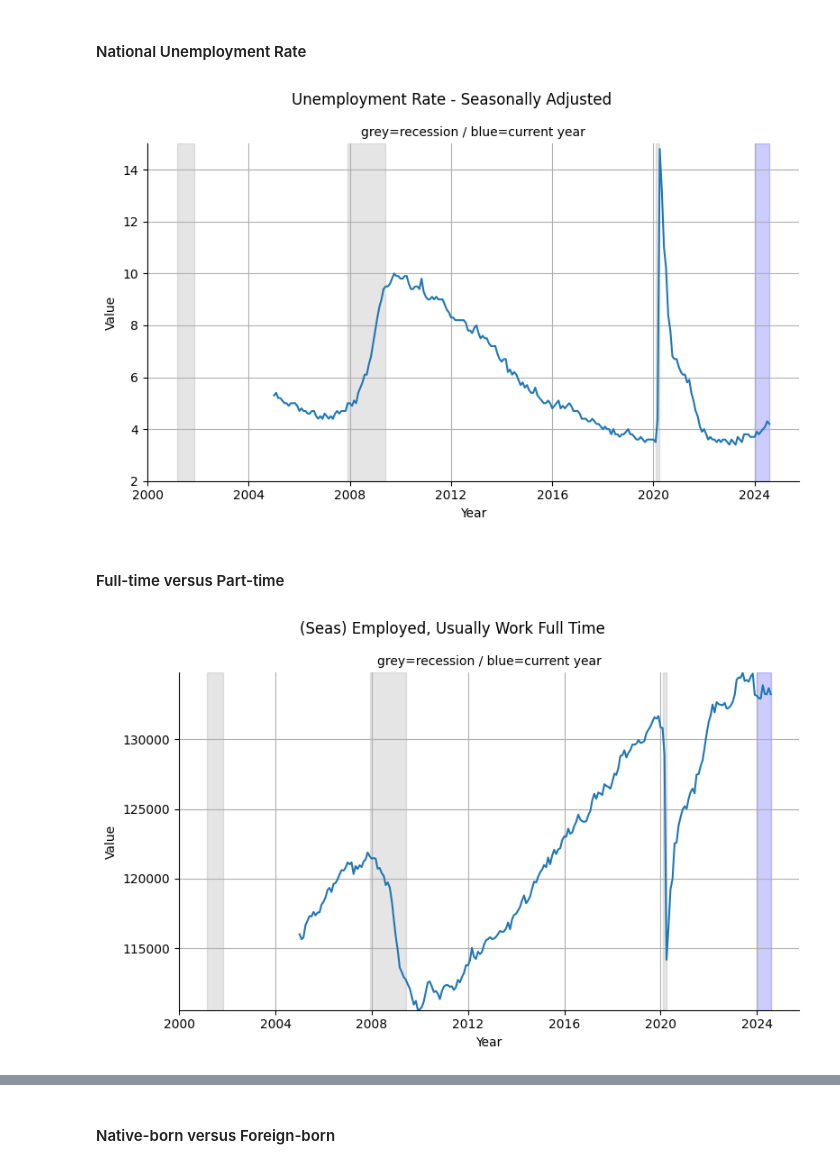
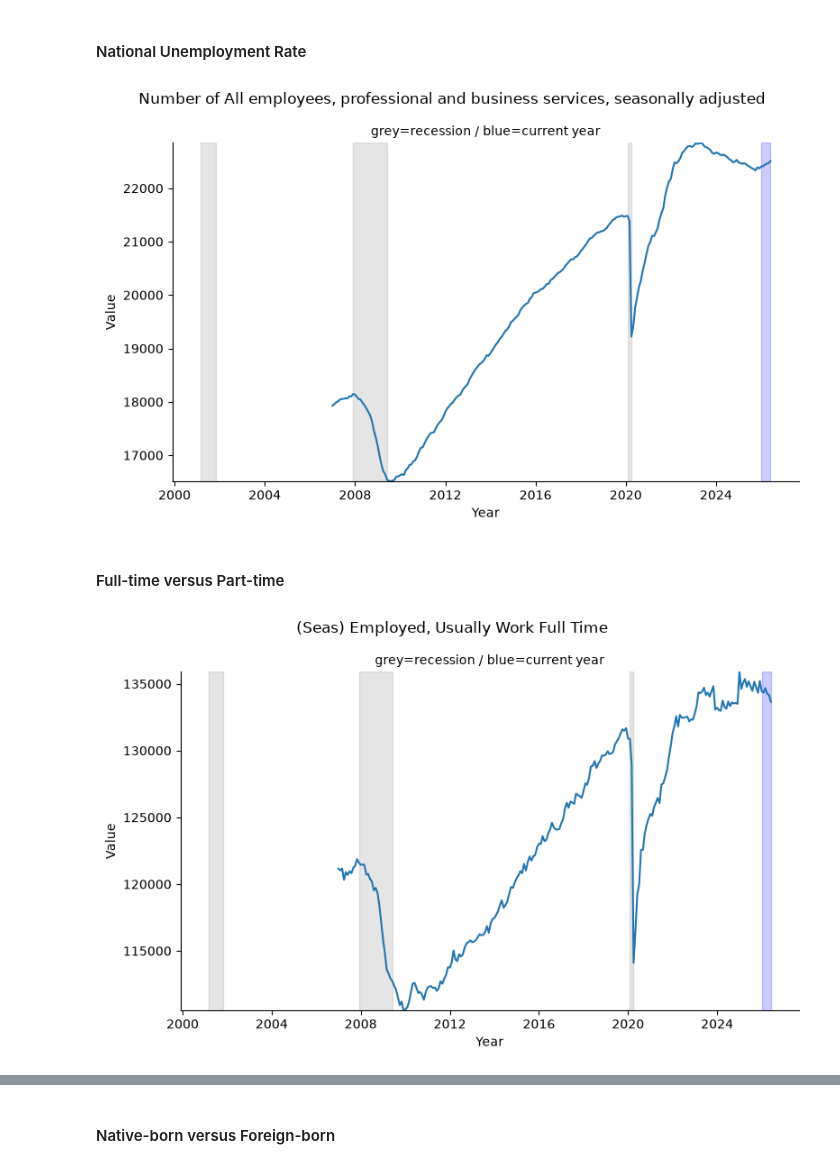
Before and after one commit to pybokeh/data-sets, a Jupyter notebook: bls/BLS_API.ipynb, the cells around one changed output, grey strips where cells are left out. Cells and saved outputs as stored; diff of their text form; code cells hidden in the pictures.

Commit message:
Coerced dash value as NaN

```diff
--- a/bls/BLS_API.ipynb
+++ b/bls/BLS_API.ipynb
@@ -65,9 +65,7 @@ def plot_bls_series_id(
         start_year = current_year - past_n_years
 
         # These 2 variables are used to shade the current year region
-        previous_month = (current_date - relativedelta(months=1)).strftime("%Y-%m-%d")[
-            :7
-        ] + "-01"
+        previous_month = (current_date - relativedelta(months=1)).strftime("%Y-%m-%d")[:7] + "-01"
         start_of_current_year = str(current_year) + "-01-01"
 
         headers = {"Content-type": "application/json"}
@@ -105,7 +103,7 @@ def plot_bls_series_id(
                         format="%Y-%m",
                     )
                 )
-                .assign(value=df["value"].astype("float"))
+                .assign(value=pd.to_numeric(df["value"], errors="coerce"))
             )[["series_id", "year_month", "value"]]
             df_list.append(df)
 
@@ -130,7 +128,6 @@ def plot_bls_series_id(
         plt.xlabel("Year")
         plt.ylabel("Value")
         plt.suptitle(series_descr)
-        plt.title("grey=recession / blue=current year", fontsize=10)
 
         # If default of past 19 years is chosen, then add recessions and covid pandemic regions
         if past_n_years == 19:
@@ -154,13 +151,13 @@ def plot_bls_series_id(
                 alpha=0.2,
                 color="gray",
             )
+            plt.title("grey=recession / blue=current year", fontsize=10)
             plt.tight_layout()
-            plt.grid(True)
             plt.show()
         # else don't add the recession and covid pandemic regions
         else:
+            plt.title("blue=current year", fontsize=10)
             plt.tight_layout()
-            plt.grid(True)
             plt.show()
     except requests.exceptions.RequestException as e:
         print("An error occurred during the HTTP request:", e)
@@ -172,12 +169,12 @@ def plot_bls_series_id(
 #### National Unemployment Rate
 # %%
 plot_bls_series_id(
-    series_id='LNS14000000',
-    series_descr='Unemployment Rate - Seasonally Adjusted',
+    series_id='CES6000000001',
+    series_descr='Number of All employees, professional and business services, seasonally adjusted',
     bls_key=bls_key,
 )
 # %% [output]
-[figure, old version]
+[figure, new version]
 # %% [markdown]
 #### Full-time versus Part-time
 # %%
@@ -187,7 +184,7 @@ plot_bls_series_id(
     bls_key=bls_key,
 )
 # %% [output]
-[figure, old version]
+[figure, new version]
 # %%
 plot_bls_series_id(
     series_id='LNS12600000',
```
Also changed, not shown: parts of 15 cells of this notebook, 2 other files.
